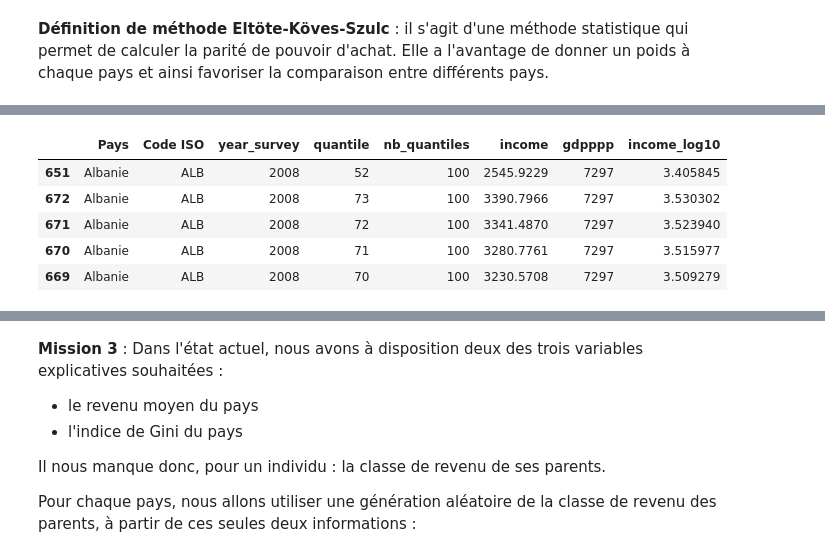
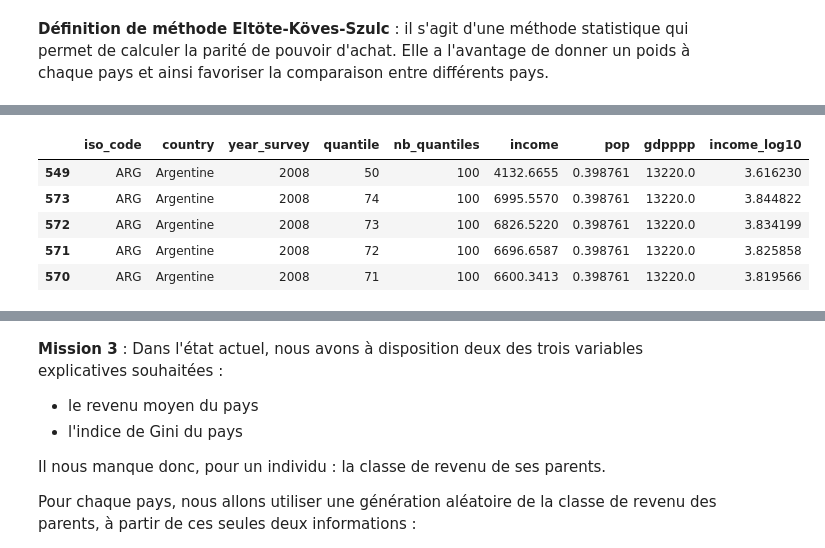
Before and after one commit to Sylvariane/prediction_revenus, a Jupyter notebook: P07_code.ipynb, the cells around one changed output, grey strips where cells are left out. Cells and saved outputs as stored; diff of their text form; code cells hidden in the pictures.

```diff
--- a/P07_code.ipynb
+++ b/P07_code.ipynb
@@ -89,4 +138,2 @@ country_iso = country_iso[['Code ISO', 'Pays']]
 # %%
-data = pd.merge(data, country_iso, left_on='country', right_on='Code ISO')
-data = data[['Code ISO', 'Pays', 'year_survey', 'quantile', 'nb_quantiles', 'income', 'gdpppp']]
-data.head()
+data = data[['iso_code', 'country', 'year_survey', 'quantile', 'nb_quantiles', 'income', 'pop', 'gdpppp']]
@@ -102,4 +139,0 @@ pop_fao = pd.read_csv('/content/drive/My Drive/Data Analyst - OC/Projets/P7_guil
-# %%
-pop_fao  = pop_fao[['Zone', 'Valeur']]
-pop_fao['Valeur'] = pop_fao['Valeur'] * 1000
-data = pd.merge(data, pop_fao, right_on='Zone', left_on='Pays')
@@ -114,6 +141,3 @@ Population couverte par l'analyse : 84.14%.
 # Suppression des dataframes non utiles à la suite de l'étude
 del pop_fao
 del country_iso
-# %%
-# Suppression des colonnes non utilisées dans la suite de l'étude
-data = data.drop(columns=['Zone', 'Valeur'])
@@ -131,6 +155,5 @@ Pour chaque pays, les revenus sont présentés sous la forme de centiles. On dis
 # %%
 # Choix de 10 pays pour la suite de l'analyse
-data = data.set_index('Pays')
-df = data.loc(axis=0)['France', 'Géorgie', 'Canada', 'Honduras', 'Colombie', 'Brésil', 'Albanie', 'Allemagne', 'Philippines', 'Thaïlande'].reset_index()
-df = df.sort_values('Pays')
-df.head()
+data = data.set_index('iso_code')
+df = data.loc(axis=0)['FRA', 'BEL','EST', 'ARM', 'GEO', 'ARG', 'ECU', 'PAN', 'ISL', 'POL', 'RUS'].reset_index()
+df = df.sort_values('iso_code')
@@ -144,16 +160,15 @@ df.head()
 # %%
 # modification de la classe de 'income'
 # création de la classe 'income_log10'
-df['income'] = df['income'].str.replace(',', ".")
 df['income'] = df['income'].apply(lambda x: float(x))
 df['income_log10'] = df['income'].apply(lambda x: math.log10(x))
 df.head()
 # %% [output]
-|  | Pays | Code ISO | year_survey | quantile | nb_quantiles | income | gdpppp | income_log10 |
-| 651 | Albanie | ALB | 2008 | 52 | 100 | 2545.9229 | 7297 | 3.405845 |
-| 672 | Albanie | ALB | 2008 | 73 | 100 | 3390.7966 | 7297 | 3.530302 |
-| 671 | Albanie | ALB | 2008 | 72 | 100 | 3341.4870 | 7297 | 3.523940 |
-| 670 | Albanie | ALB | 2008 | 71 | 100 | 3280.7761 | 7297 | 3.515977 |
-| 669 | Albanie | ALB | 2008 | 70 | 100 | 3230.5708 | 7297 | 3.509279 |
+|  | iso_code | country | year_survey | quantile | nb_quantiles | income | pop | gdpppp | income_log10 |
+| 549 | ARG | Argentine | 2008 | 50 | 100 | 4132.6655 | 0.398761 | 13220.0 | 3.616230 |
+| 573 | ARG | Argentine | 2008 | 74 | 100 | 6995.5570 | 0.398761 | 13220.0 | 3.844822 |
+| 572 | ARG | Argentine | 2008 | 73 | 100 | 6826.5220 | 0.398761 | 13220.0 | 3.834199 |
+| 571 | ARG | Argentine | 2008 | 72 | 100 | 6696.6587 | 0.398761 | 13220.0 | 3.825858 |
+| 570 | ARG | Argentine | 2008 | 71 | 100 | 6600.3413 | 0.398761 | 13220.0 | 3.819566 |
 # %%
 # Affichage de la distribution des revenus en fonction de la classe de revenus
```
Also changed, not shown: parts of 52 cells of this notebook.
